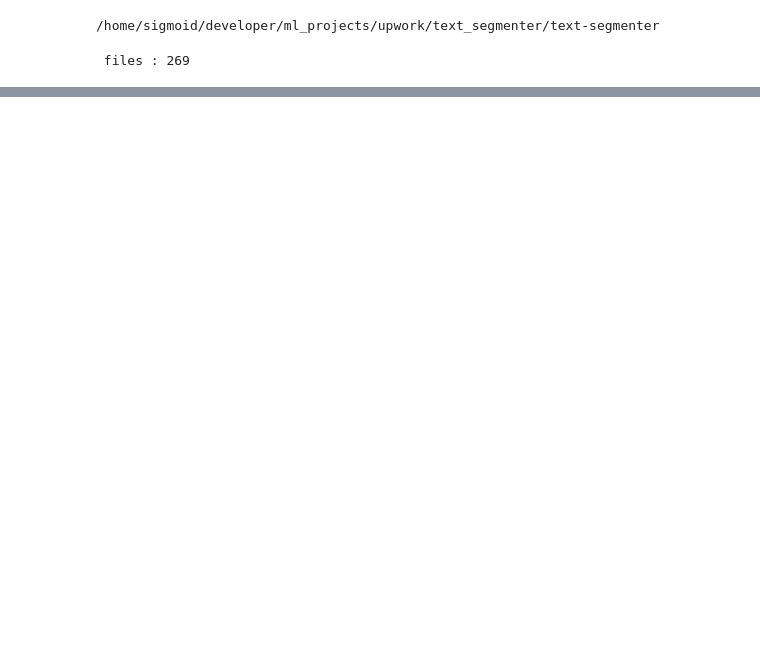
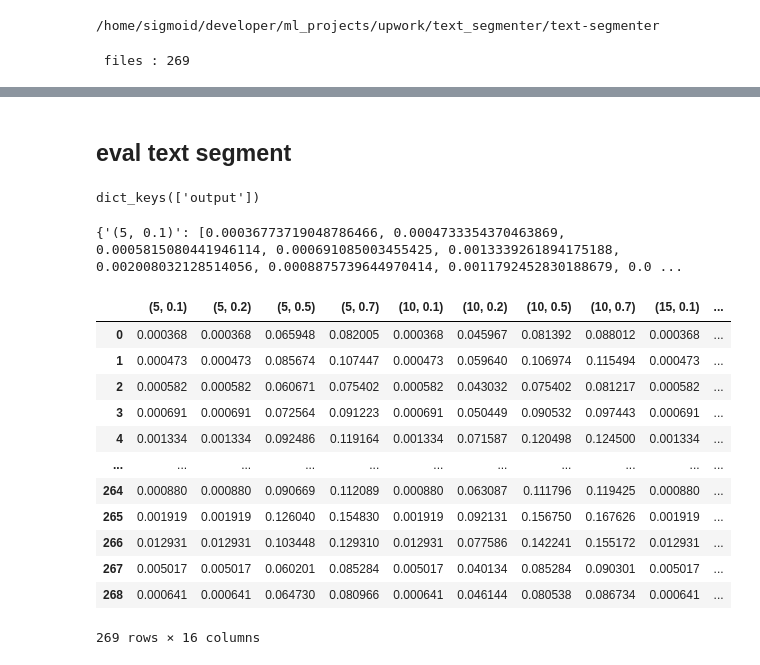
Before and after one commit to shrimala/test-segmenter, a Jupyter notebook: experiments/distribution.ipynb, the cells around one changed output, grey strips where cells are left out. Saved outputs shown, nothing was run; the diff lists cells and outputs as text; code cells hidden in the pictures; blank space fills up the shorter version.

```diff
--- a/experiments/distribution.ipynb
+++ b/experiments/distribution.ipynb
@@ -37,3 +37,5 @@ fig
 [interactive output not drawn]
 # %%
 fig.write_html("experiments/word_distribution.html")
+# %% [markdown]
+## eval text segment
@@ -39,0 +46,36 @@ fig.write_html("experiments/word_distribution.html")
+# %%
+data  = json.load(open("./output.json"))
+data.keys()
+# %% [output]
+dict_keys(['output'])
+# %%
+data = data["output"]
+# %%
+merge_values = {}
+for d in data:
+    for k,v in d.items():
+        if k in merge_values:
+            merge_values[k].append(v)
+        else:
+            merge_values[k] = [v]
+
+print(merge_values)
+# %% [output]
+{'(5, 0.1)': [0.00036773719048786466, 0.0004733354370463869, 0.0005815080441946114, 0.000691085003455425, 0.0013339261894175188, 0.002008032128514056, 0.0008875739644970414, 0.0011792452830188679, 0.0 ...
+# %%
+df = pd.DataFrame(merge_values)
+df
+# %% [output]
+|  | (5, 0.1) | (5, 0.2) | (5, 0.5) | (5, 0.7) | (10, 0.1) | (10, 0.2) | (10, 0.5) | (10, 0.7) | (15, 0.1) | ... |
+| 0 | 0.000368 | 0.000368 | 0.065948 | 0.082005 | 0.000368 | 0.045967 | 0.081392 | 0.088012 | 0.000368 | ... |
+| 1 | 0.000473 | 0.000473 | 0.085674 | 0.107447 | 0.000473 | 0.059640 | 0.106974 | 0.115494 | 0.000473 | ... |
+| 2 | 0.000582 | 0.000582 | 0.060671 | 0.075402 | 0.000582 | 0.043032 | 0.075402 | 0.081217 | 0.000582 | ... |
+| 3 | 0.000691 | 0.000691 | 0.072564 | 0.091223 | 0.000691 | 0.050449 | 0.090532 | 0.097443 | 0.000691 | ... |
+| 4 | 0.001334 | 0.001334 | 0.092486 | 0.119164 | 0.001334 | 0.071587 | 0.120498 | 0.124500 | 0.001334 | ... |
+| ... | ... | ... | ... | ... | ... | ... | ... | ... | ... | ... |
+| 264 | 0.000880 | 0.000880 | 0.090669 | 0.112089 | 0.000880 | 0.063087 | 0.111796 | 0.119425 | 0.000880 | ... |
+| 265 | 0.001919 | 0.001919 | 0.126040 | 0.154830 | 0.001919 | 0.092131 | 0.156750 | 0.167626 | 0.001919 | ... |
+| 266 | 0.012931 | 0.012931 | 0.103448 | 0.129310 | 0.012931 | 0.077586 | 0.142241 | 0.155172 | 0.012931 | ... |
+| 267 | 0.005017 | 0.005017 | 0.060201 | 0.085284 | 0.005017 | 0.040134 | 0.085284 | 0.090301 | 0.005017 | ... |
+| 268 | 0.000641 | 0.000641 | 0.064730 | 0.080966 | 0.000641 | 0.046144 | 0.080538 | 0.086734 | 0.000641 | ... |
+269 rows × 16 columns
```
Also changed, not shown: parts of 3 cells of this notebook, 3 other files.
